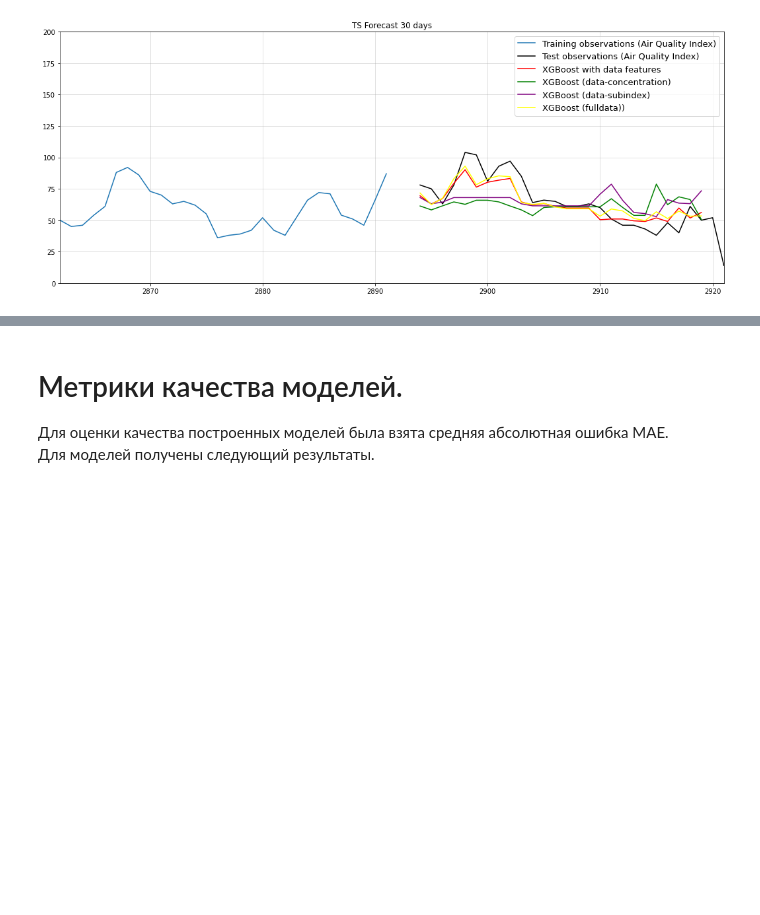
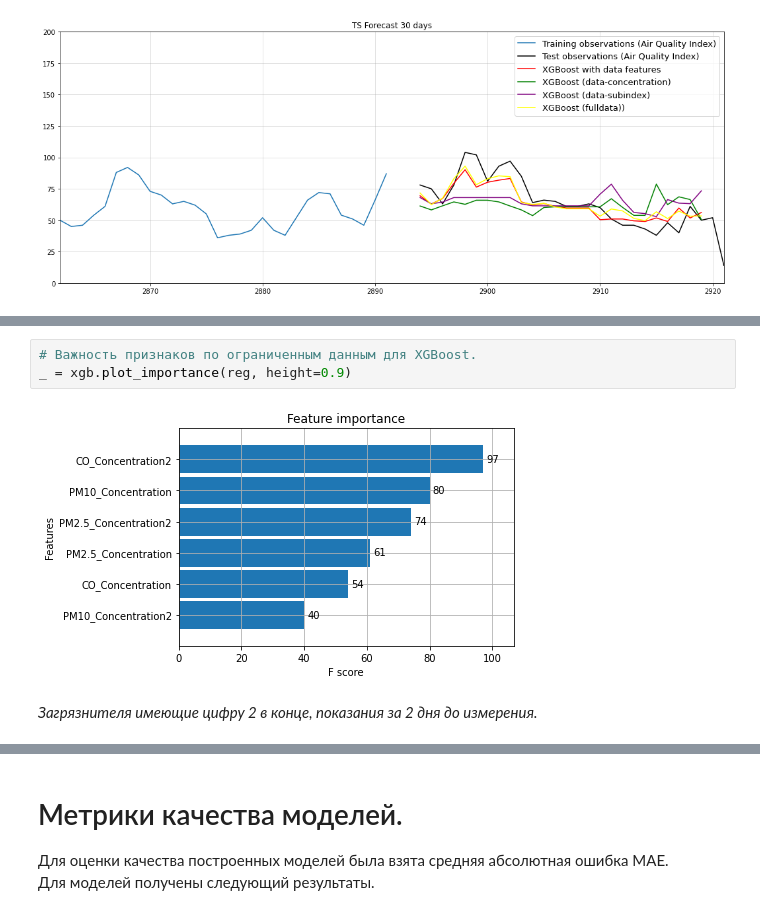
Before and after one commit to dmitry-chvdr/air_quality, a Jupyter notebook: Results.ipynb, the cells around one changed output, grey strips where cells are left out. Cells and saved outputs as stored; diff of their text form; blank space fills up the shorter version.

```diff
--- a/Results.ipynb
+++ b/Results.ipynb
@@ -101,0 +131,7 @@ _ = xgb.plot_importance(reg, height=0.9)
+# %%
+# Важность признаков по ограниченным данным для XGBoost.
+_ = xgb.plot_importance(reg, height=0.9)
+# %% [output]
+[figure, added]
+# %% [markdown]
+*Загрязнителя имеющие цифру 2 в конце, показания за 2 дня до измерения.*
```
Also changed, not shown: parts of 18 cells of this notebook.
